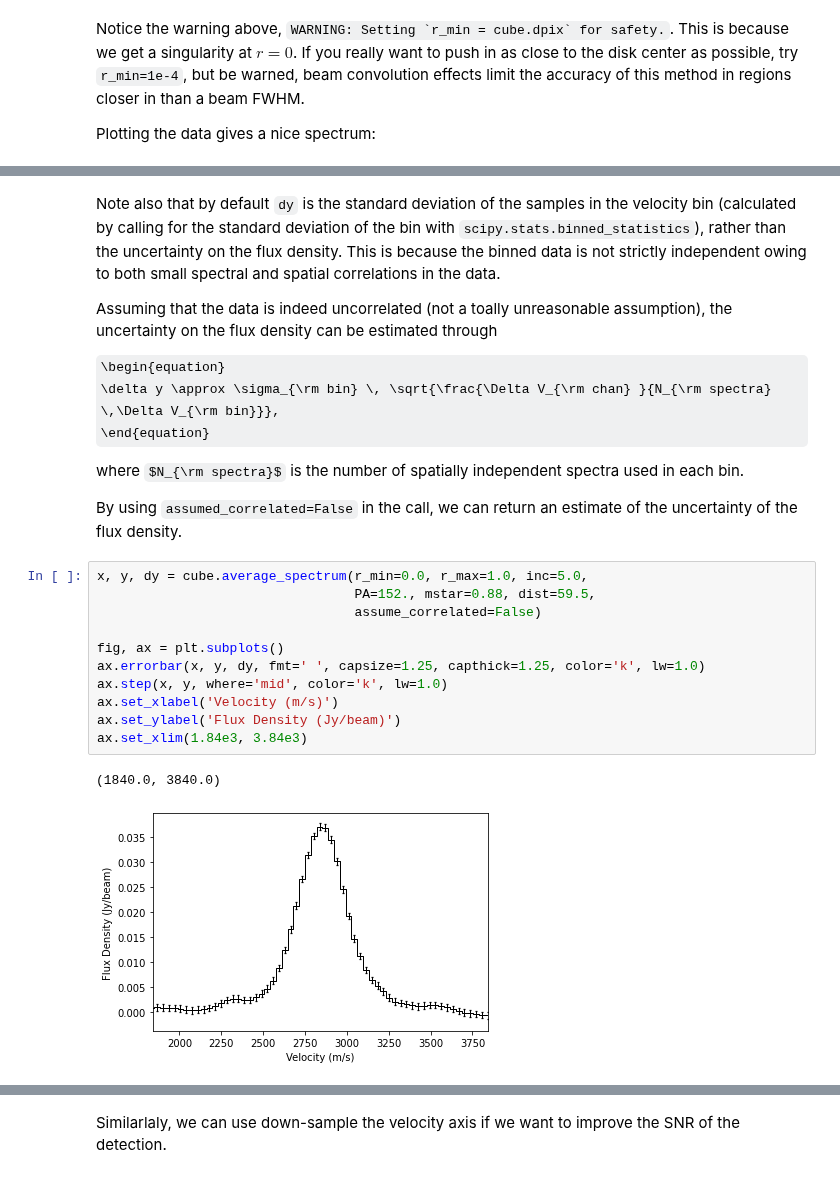
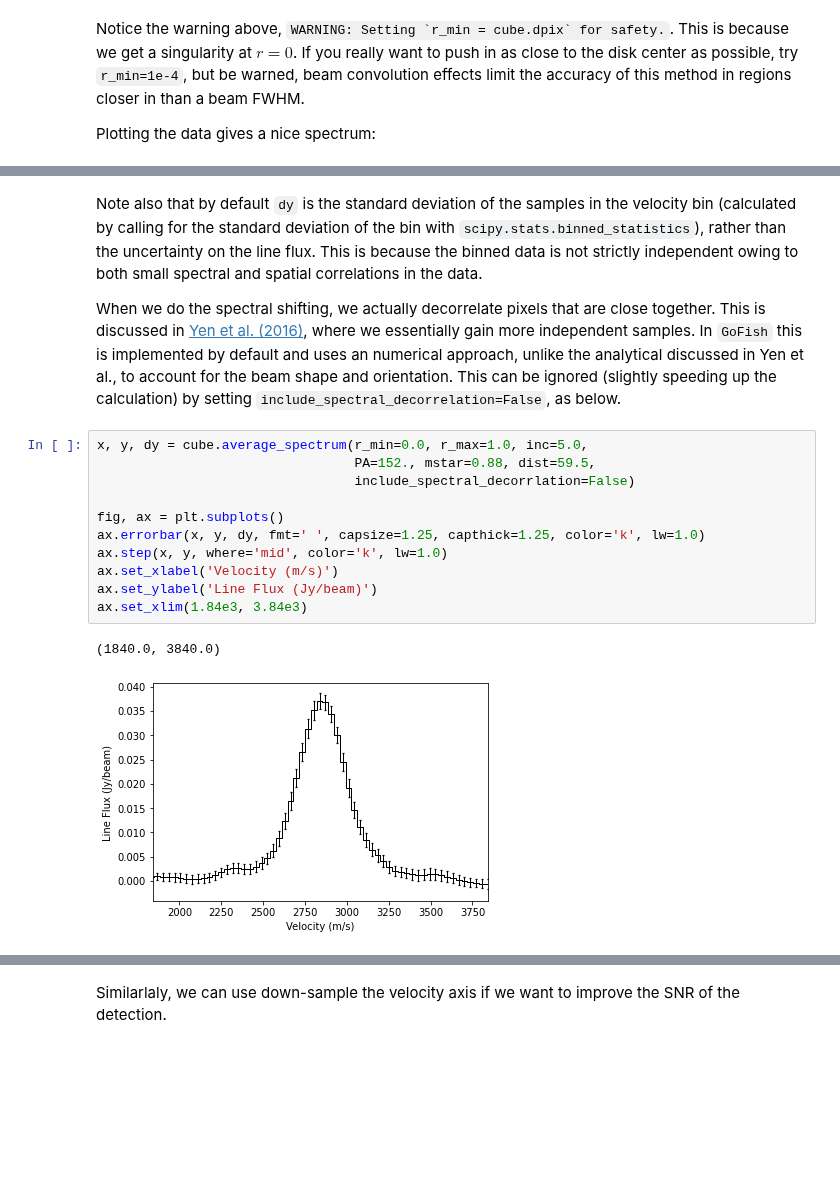
Before and after one commit to richteague/gofish, a Jupyter notebook: docs/user/fishing_basics.ipynb, the cells around one changed output, grey strips where cells are left out. Drawn from its saved outputs; the diff is of its cells as text; some formulas as TeX source; blank space fills up the shorter version.

Commit message:
included spectral decorrelation

```diff
--- a/docs/user/fishing_basics.ipynb
+++ b/docs/user/fishing_basics.ipynb
@@ -153,26 +153,18 @@ ax.set_xlim(1.84e3, 3.84e3)
 # %% [markdown]
-Note also that by default `dy` is the standard deviation of the samples in the velocity bin (calculated by calling for the standard deviation of the bin with `scipy.stats.binned_statistics`), rather than the uncertainty on the flux density. This is because the binned data is not strictly independent owing to both small spectral and spatial correlations in the data.
+Note also that by default `dy` is the standard deviation of the samples in the velocity bin (calculated by calling for the standard deviation of the bin with `scipy.stats.binned_statistics`), rather than the uncertainty on the line flux. This is because the binned data is not strictly independent owing to both small spectral and spatial correlations in the data.
 
-Assuming that the data is indeed uncorrelated (not a toally unreasonable assumption), the uncertainty on the flux density can be estimated through
-
-\begin{equation}
-\delta y \approx \sigma_{\rm bin} \, \sqrt{\frac{\Delta V_{\rm chan} }{N_{\rm spectra} \,\Delta V_{\rm bin}}},
-\end{equation}
-
-where $N_{\rm spectra}$ is the number of spatially independent spectra used in each bin.
-
-By using `assumed_correlated=False` in the call, we can return an estimate of the uncertainty of the flux density.
+When we do the spectral shifting, we actually decorrelate pixels that are close together. This is discussed in [Yen et al. (2016)](https://ui.adsabs.harvard.edu/abs/2016ApJ...832..204Y/abstract), where we essentially gain more independent samples. In `GoFish` this is implemented by default and uses an numerical approach, unlike the analytical discussed in Yen et al., to account for the beam shape and orientation. This can be ignored (slightly speeding up the calculation) by setting `include_spectral_decorrelation=False`, as below.
 # %%
 x, y, dy = cube.average_spectrum(r_min=0.0, r_max=1.0, inc=5.0,
                                  PA=152., mstar=0.88, dist=59.5,
-                                 assume_correlated=False)
+                                 include_spectral_decorrlation=False)
 
 fig, ax = plt.subplots()
 ax.errorbar(x, y, dy, fmt=' ', capsize=1.25, capthick=1.25, color='k', lw=1.0)
 ax.step(x, y, where='mid', color='k', lw=1.0)
 ax.set_xlabel('Velocity (m/s)')
-ax.set_ylabel('Flux Density (Jy/beam)')
+ax.set_ylabel('Line Flux (Jy/beam)')
 ax.set_xlim(1.84e3, 3.84e3)
 # %% [output]
 (1840.0, 3840.0)
-[figure, old version]
+[figure, new version]
```
Also changed, not shown: parts of 11 cells of this notebook, 3 other files.
